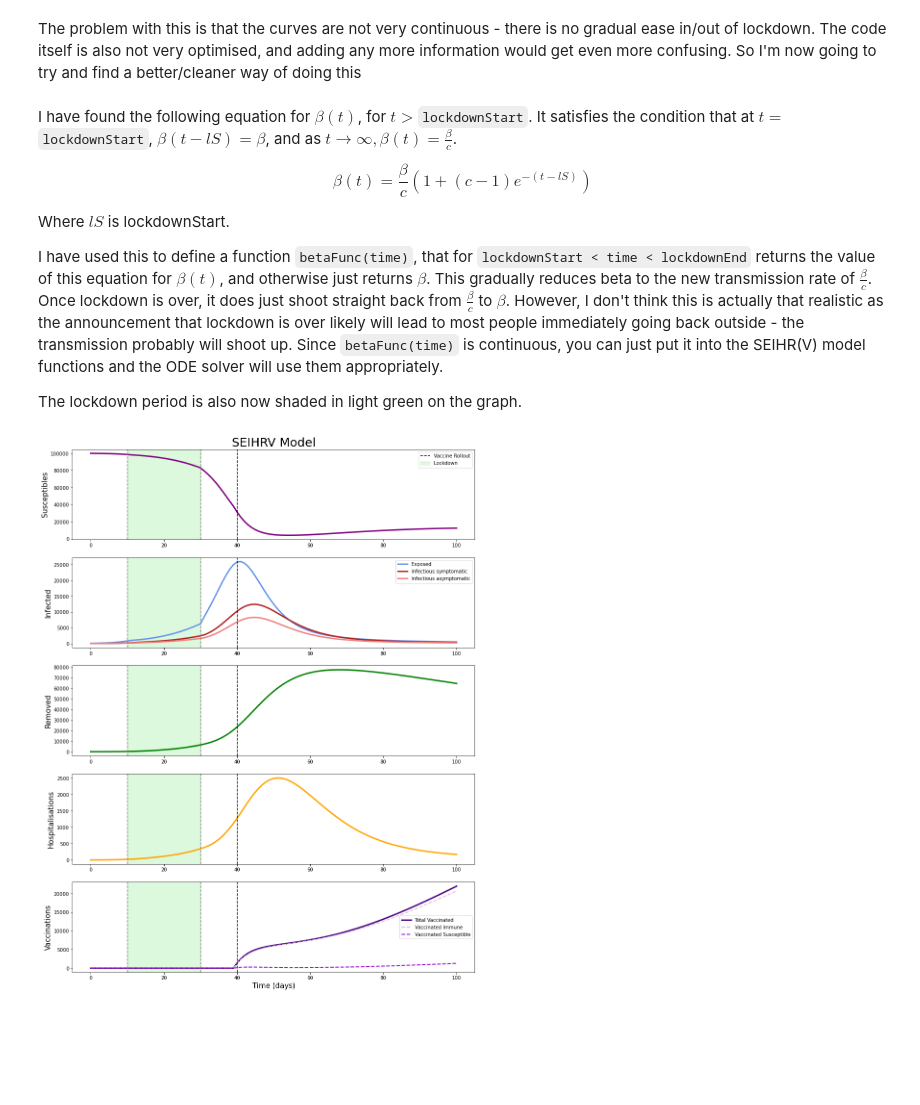
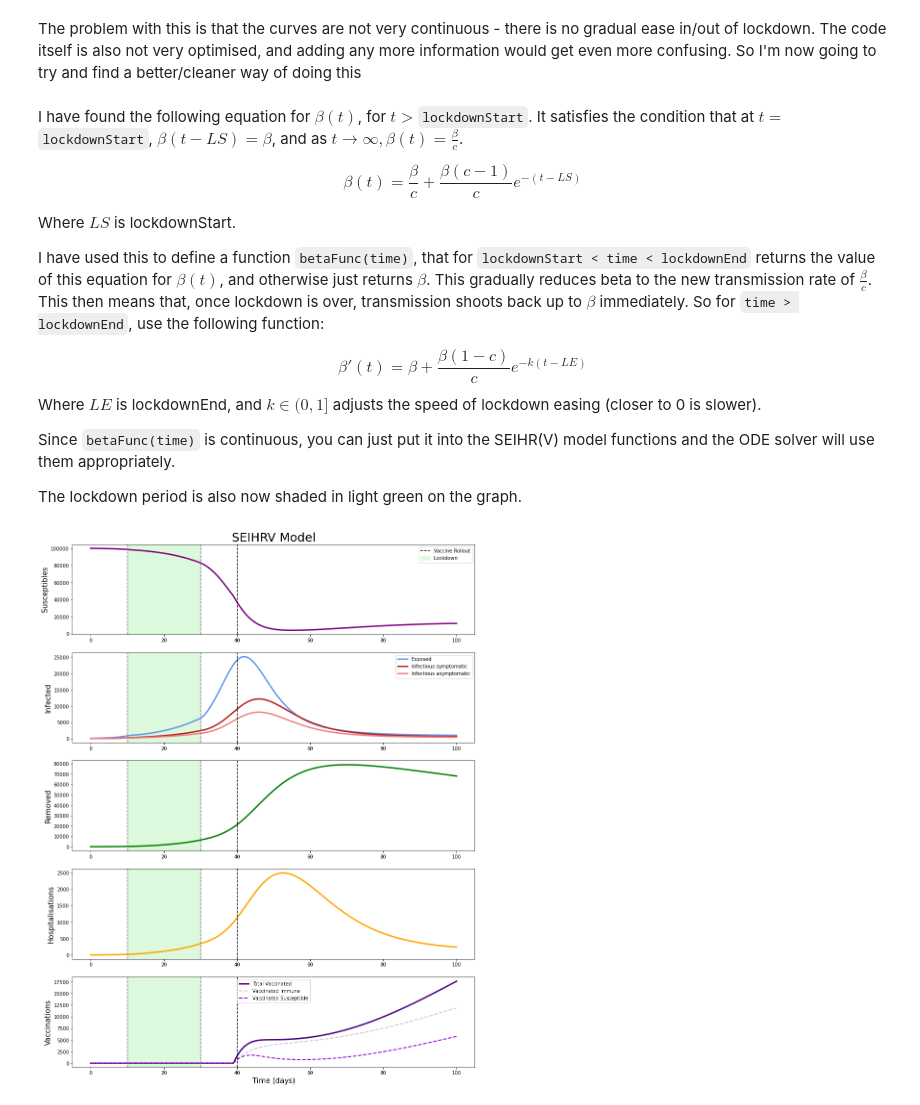
Before and after one commit to rebeccamann/Mini-Project-1-MD979-, a Jupyter notebook: SEIHRV_withNPIs.ipynb, the cells around one changed output. Drawn from its saved outputs; the diff is of its cells as text; code cells hidden in the pictures; blank space fills up the shorter version.

```diff
--- a/SEIHRV_withNPIs.ipynb
+++ b/SEIHRV_withNPIs.ipynb
@@ -197,15 +203,22 @@ plt.show()
 # %% [markdown]
 The problem with this is that the curves are not very continuous - there is no gradual ease in/out of lockdown. The code itself is also not very optimised, and adding any more information would get even more confusing. So I'm now going to try and find a better/cleaner way of doing this
 # %% [markdown]
-I have found the following equation for $\beta(t)$, for $t >$`lockdownStart`. It satisfies the condition that at $t=$`lockdownStart`, $\beta(t-lS)=\beta$, and as $t \rightarrow \infty, \beta(t) = \frac{\beta}{c}$.
+I have found the following equation for $\beta(t)$, for $t >$`lockdownStart`. It satisfies the condition that at $t=$`lockdownStart`, $\beta(t-LS)=\beta$, and as $t \rightarrow \infty, \beta(t) = \frac{\beta}{c}$.
 
 $$
-\beta(t) = \frac{\beta}{c} \left( 1 + (c-1)e^{-(t-lS)} \right)
+\beta(t) = \frac{\beta}{c} + \frac{\beta (c-1)}{c}e^{-(t-LS)}
 $$
 
-Where $lS$ is lockdownStart.
+Where $LS$ is lockdownStart.
 
-I have used this to define a function `betaFunc(time)`, that for `lockdownStart < time < lockdownEnd` returns the value of this equation for $\beta(t)$, and otherwise just returns $\beta$. This gradually reduces beta to the new transmission rate of $\frac{\beta}{c}$. Once lockdown is over, it does just shoot straight back from $\frac{\beta}{c}$ to $\beta$. However, I don't think this is actually that realistic as the announcement that lockdown is over likely will lead to most people immediately going back outside - the transmission probably will shoot up. Since `betaFunc(time)` is continuous, you can just put it into the SEIHR(V) model functions and the ODE solver will use them appropriately.
+I have used this to define a function `betaFunc(time)`, that for `lockdownStart < time < lockdownEnd` returns the value of this equation for $\beta(t)$, and otherwise just returns $\beta$. This gradually reduces beta to the new transmission rate of $\frac{\beta}{c}$. This then means that, once lockdown is over, transmission shoots back up to $\beta$ immediately. So for `time > lockdownEnd`, use the following function:
+
+$$
+\beta'(t) = \beta + \frac{\beta (1-c)}{c}e^{-k(t-LE)}
+$$
+Where $LE$ is lockdownEnd, and $k \in (0,1]$ adjusts the speed of lockdown easing (closer to 0 is slower).
+
+Since `betaFunc(time)` is continuous, you can just put it into the SEIHR(V) model functions and the ODE solver will use them appropriately.
 
 The lockdown period is also now shaded in light green on the graph.
 # %%
@@ -238,20 +251,22 @@ t_step=1.0
 
 # Vaccination parameters
 sigma = 0.04
-eta = 0.9
+eta = 0.5
 vaccineStart = 40
 
 # Lockdown parameters
 lockdownStart = 10
 lockdownEnd = 30  # must be > lockdownStart
 compliance = 2    # what we divide transmission rate by to simulate lockdown (must be >1)
-
+easing = 0.5      # rate of easing lockdown
 
 InitialVals = [S0, E0, I_S0, I_A0, H0, R0, V_I0, V_S0]
 
 def betaFunc(time):
-    if lockdownStart<time<lockdownEnd:
+    if lockdownStart < time <= lockdownEnd:
         newBeta = (beta/compliance)*(1 + (compliance - 1)*np.exp(-(time - lockdownStart)))
+    elif time > lockdownEnd:
+        newBeta = beta + (beta*(1-compliance)/compliance)*np.exp(-easing*(time - lockdownEnd))
     else:
         newBeta = beta
     return newBeta
@@ -306,6 +321,7 @@ plt.figure(figsize=(15, 20))
 
 plt.subplot(511)
 plt.plot(total_values[:,0], 'purple', linewidth = 3)
+#plt.plot(total_values[:,7], 'darkviolet', linewidth = 2, linestyle = "--", label='Vaccinated Susceptible')
 plt.axvline(vaccineStart, color = 'black', linestyle='dashed', label = 'Vaccine Rollout')
 plt.axvline(lockdownStart, color = 'grey', linestyle='dashed')
 plt.axvline(lockdownEnd, color = 'grey', linestyle='dashed')
@@ -328,31 +344,31 @@ plt.ylabel('Infected', fontsize=15)
 plt.subplot(513)
 plt.plot(total_values[:,5], 'green', linewidth = 3, label='Removed')
 plt.axvline(vaccineStart, color = 'black', linestyle='dashed')
 plt.axvline(lockdownStart, color = 'grey', linestyle='dashed')
 plt.axvline(lockdownEnd, color = 'grey', linestyle='dashed')
 plt.axvspan(xmin=lockdownStart, xmax=lockdownEnd, alpha = 0.3, color = 'lightgreen')
 plt.ylabel('Removed', fontsize=15)
 
 plt.subplot(514)
 plt.plot(total_values[:,4], 'orange', linewidth = 3, label = 'Hospitalised')
 plt.axvline(vaccineStart, color = 'black', linestyle='dashed')
 plt.axvline(lockdownStart, color = 'grey', linestyle='dashed')
 plt.axvline(lockdownEnd, color = 'grey', linestyle='dashed')
 plt.axvspan(xmin=lockdownStart, xmax=lockdownEnd, alpha = 0.3, color = 'lightgreen')
 plt.ylabel('Hospitalisations', fontsize=15)
 
 plt.subplot(515)
 plt.plot(total_vaccinated, 'indigo', linewidth = 3, label='Total Vaccinated')
 plt.plot(total_values[:,6], 'thistle', linewidth = 2, linestyle = "--", label='Vaccinated Immune')
 plt.plot(total_values[:,7], 'darkviolet', linewidth = 2, linestyle = "--", label='Vaccinated Susceptible')
 plt.axvline(vaccineStart, color = 'black', linestyle='dashed')
 plt.axvline(lockdownStart, color = 'grey', linestyle='dashed')
 plt.axvline(lockdownEnd, color = 'grey', linestyle='dashed')
 plt.axvspan(xmin=lockdownStart, xmax=lockdownEnd, alpha = 0.3, color = 'lightgreen')
 plt.legend(loc=0)
 plt.xlabel('Time (days)', fontsize=15)
 plt.ylabel('Vaccinations', fontsize = 15)
 
 plt.show()
 # %% [output]
-[figure, old version]
+[figure, new version]
```
Also changed, not shown: parts of 4 cells of this notebook.
